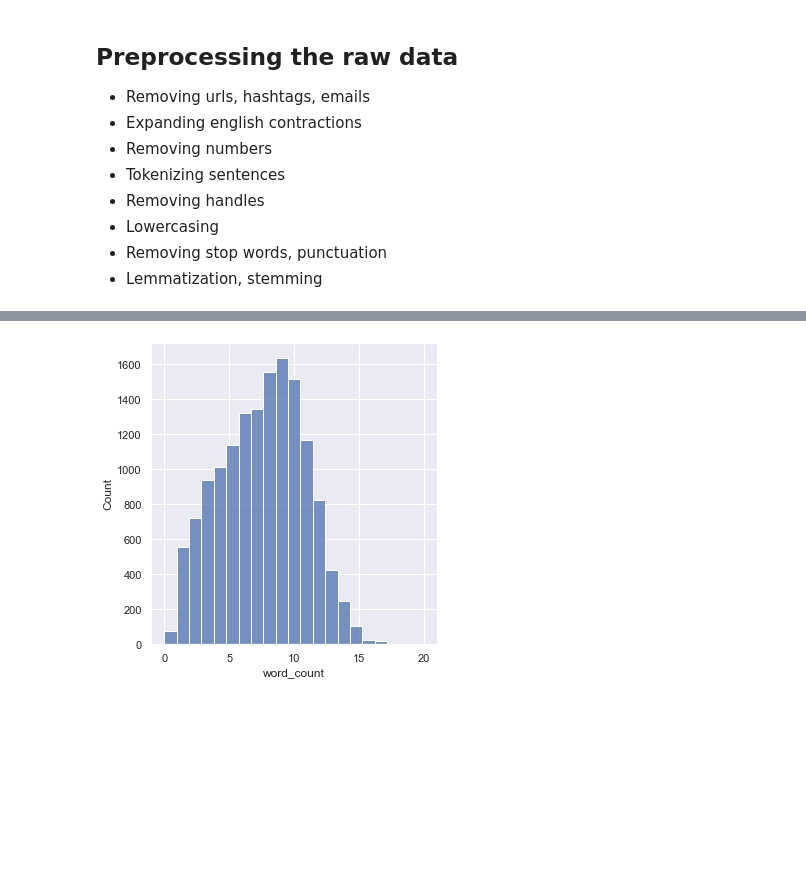
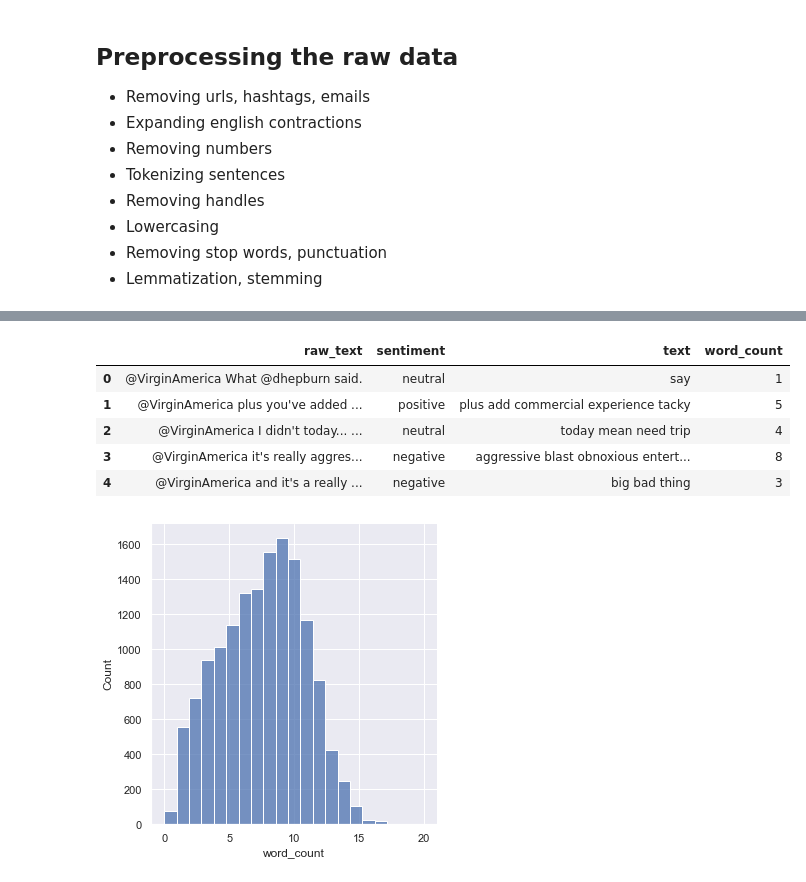
Before and after one commit to Geilson-Araujo/twitter_us_airline_sentiment-, a Jupyter notebook: airline_sentiment_analysis.ipynb, the cells around one changed output, grey strips where cells are left out. Cells and saved outputs as stored; diff of their text form; code cells hidden in the pictures; blank space fills up the shorter version.

```diff
--- a/airline_sentiment_analysis.ipynb
+++ b/airline_sentiment_analysis.ipynb
@@ -218,3 +202,12 @@ data.sample(10)
+# %%
+data.head()
+# %% [output]
+|  | raw_text | sentiment | text | word_count |
+| 0 | @VirginAmerica What @dhepburn said. | neutral | say | 1 |
+| 1 | @VirginAmerica plus you've added ... | positive | plus add commercial experience tacky | 5 |
+| 2 | @VirginAmerica I didn't today... ... | neutral | today mean need trip | 4 |
+| 3 | @VirginAmerica it's really aggres... | negative | aggressive blast obnoxious entert... | 8 |
+| 4 | @VirginAmerica and it's a really ... | negative | big bad thing | 3 |
 # %%
 bins = len(set(data['word_count']))
 sns.displot(x='word_count', data=data, bins=bins)
```
Also changed, not shown: parts of 32 cells of this notebook, 3 other files.
